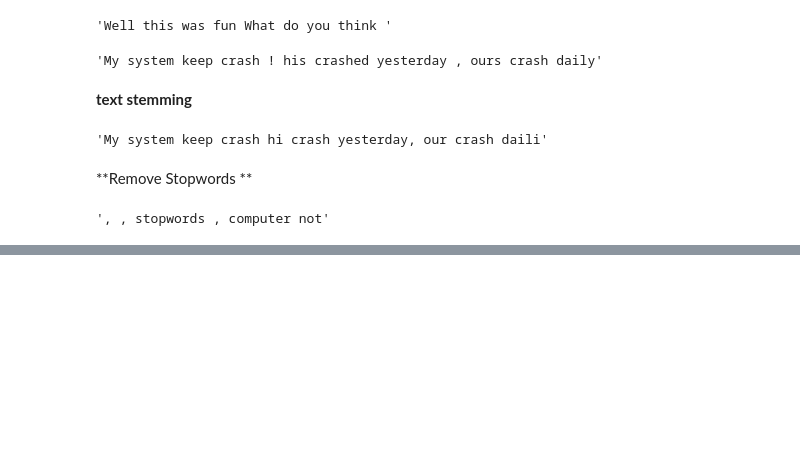
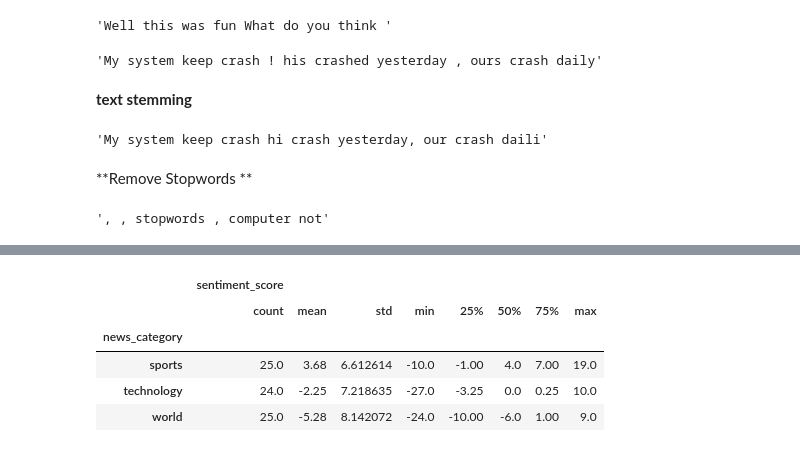
Before and after one commit to AgrawalHimanshi/ML-NLP, a Jupyter notebook: sentiment_analysis.ipynb, the cells around one changed output, grey strips where cells are left out. Saved outputs shown, nothing was run; the diff lists cells and outputs as text; code cells hidden in the pictures; blank space fills up the shorter version.

```diff
--- a/sentiment_analysis.ipynb
+++ b/sentiment_analysis.ipynb
@@ -207,0 +563,12 @@ def normalize_corpus(corpus, html_stripping=True, contraction_expansion=True,
+# %%
+df = pd.DataFrame([list(news_df['news_category']), sentiment_scores, sentiment_category]).T
+df.columns = ['news_category', 'sentiment_score', 'sentiment_category']
+df['sentiment_score'] = df.sentiment_score.astype('float')
+df.groupby(by=['news_category']).describe()
+# %% [output]
+|  | sentiment_score |  |  |  |  |  |  |  |
+|  | count | mean | std | min | 25% | 50% | 75% | max |
+| news_category |  |  |  |  |  |  |  |  |
+| sports | 25.0 | 3.68 | 6.612614 | -10.0 | -1.00 | 4.0 | 7.00 | 19.0 |
+| technology | 24.0 | -2.25 | 7.218635 | -27.0 | -3.25 | 0.0 | 0.25 | 10.0 |
+| world | 25.0 | -5.28 | 8.142072 | -24.0 | -10.00 | -6.0 | 1.00 | 9.0 |
```
Also changed, not shown: parts of 54 cells of this notebook.
